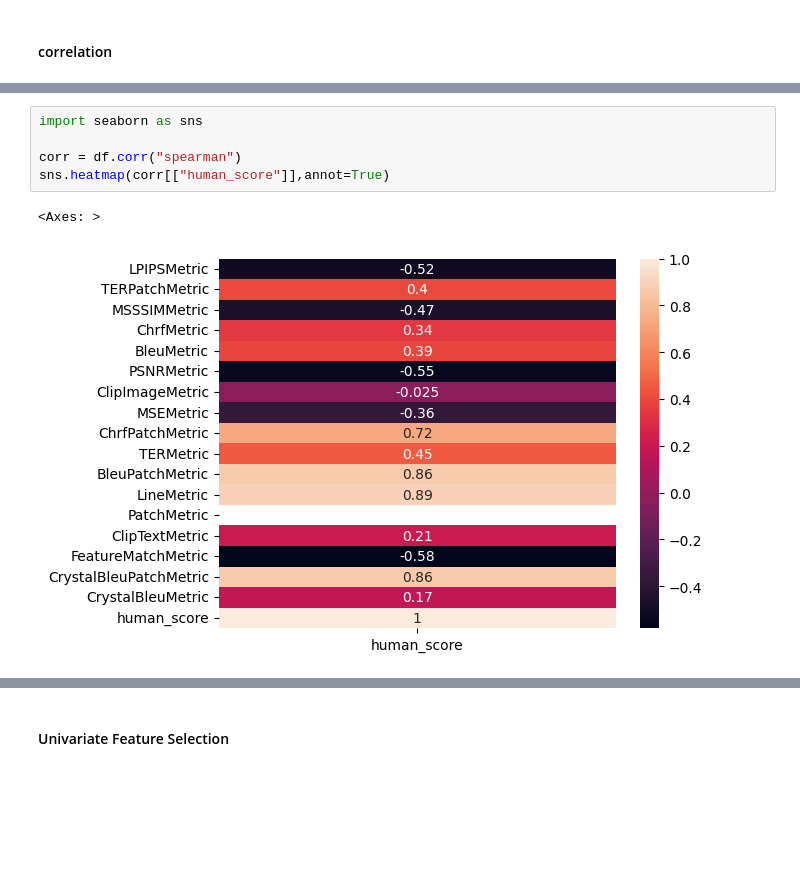
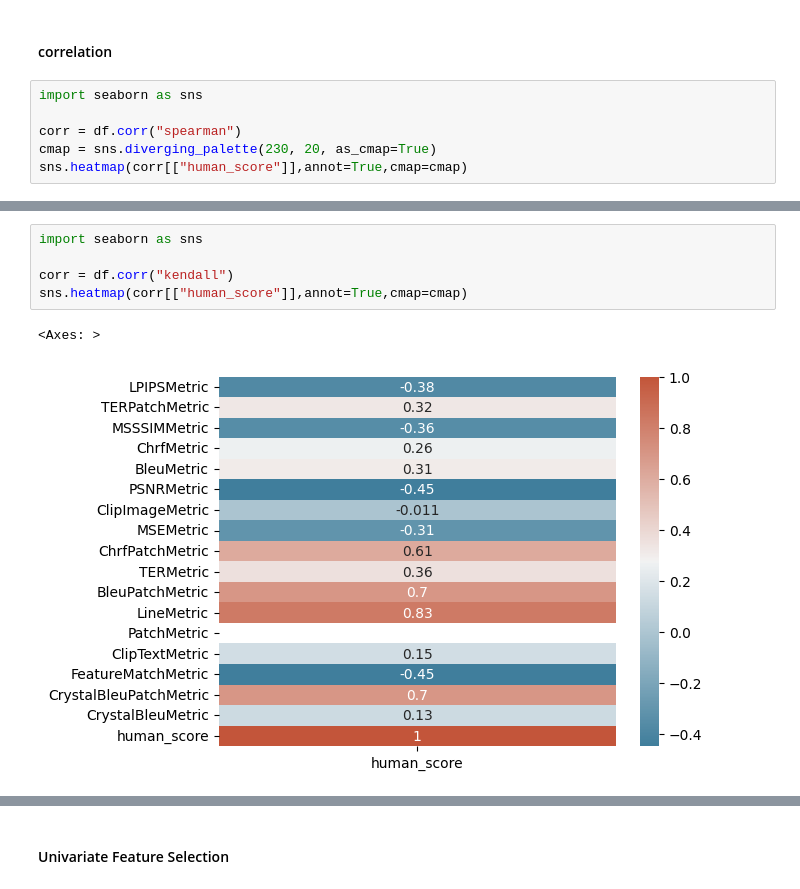
Before and after one commit to VarBench-SE/metricEval, a Jupyter notebook: analysis/metric_analysis.ipynb, the cells around one changed output, grey strips where cells are left out. Saved outputs shown, nothing was run; the diff lists cells and outputs as text; blank space fills up the shorter version.

```diff
--- a/analysis/metric_analysis.ipynb
+++ b/analysis/metric_analysis.ipynb
@@ -22,3 +22,9 @@ df = df[
 ### Statistical-based analysis
 # %% [markdown]
 #### correlation
+# %%
+import seaborn as sns
+
+corr = df.corr("spearman")
+cmap = sns.diverging_palette(230, 20, as_cmap=True)
+sns.heatmap(corr[["human_score"]],annot=True,cmap=cmap)
@@ -25,8 +34,8 @@ df = df[
 # %%
 import seaborn as sns
 
-corr = df.corr("spearman")
-sns.heatmap(corr[["human_score"]],annot=True)
+corr = df.corr("kendall")
+sns.heatmap(corr[["human_score"]],annot=True,cmap=cmap)
 # %% [output]
 <Axes: >
-[figure, old version]
+[figure, new version]
```
Also changed, not shown: parts of 2 cells of this notebook.
